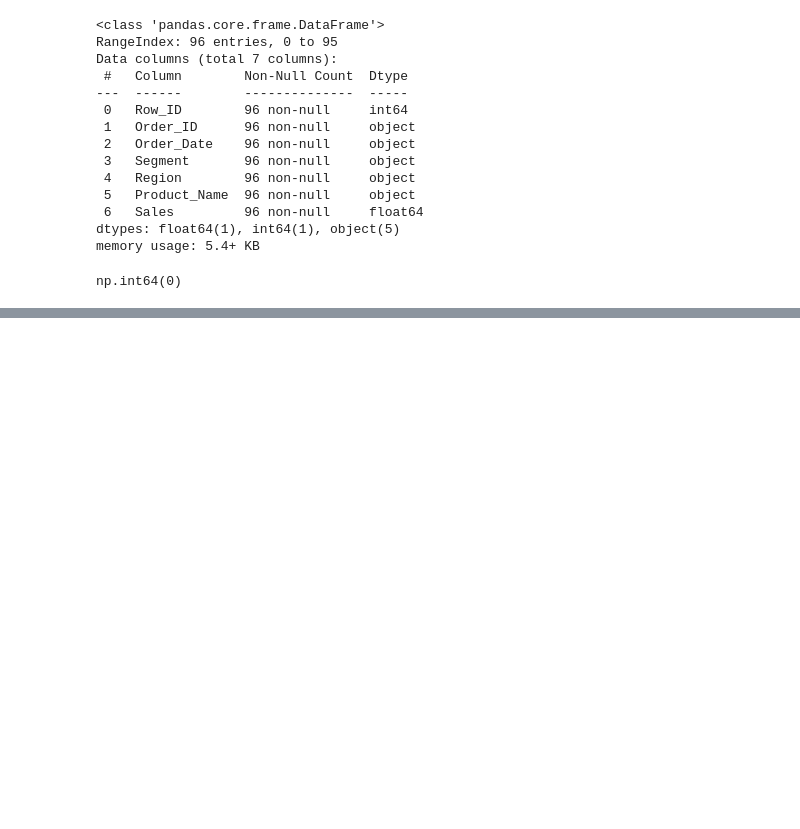
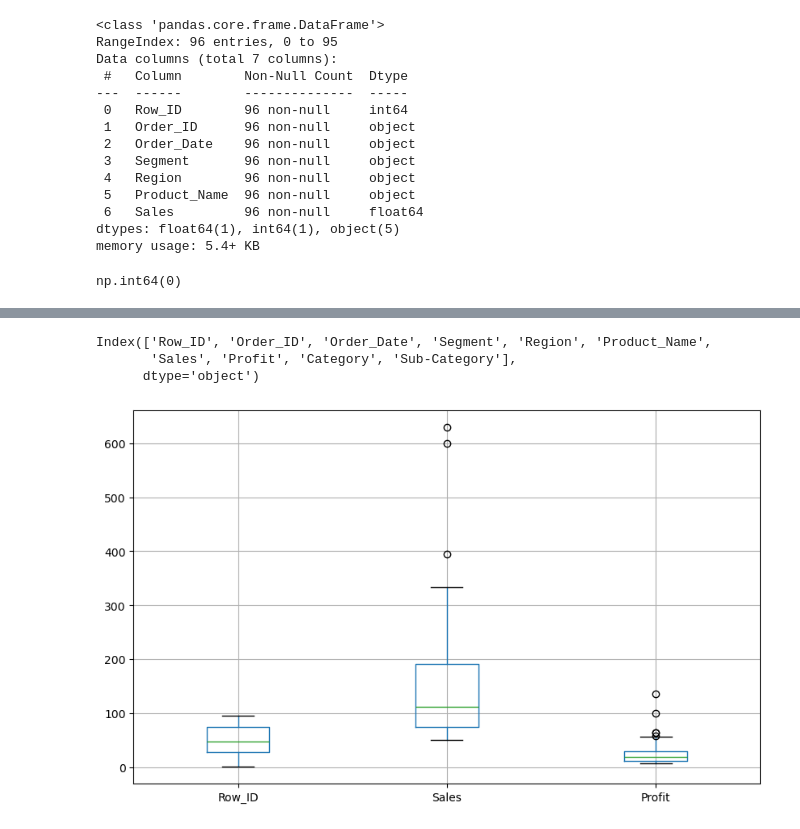
Before and after one commit to Ayush080-bct/Superstore-data-pipeline, a Jupyter notebook: notebook/Eda2.ipynb, the cells around one changed output, grey strips where cells are left out. Drawn from its saved outputs; the diff is of its cells as text; code cells hidden in the pictures; blank space fills up the shorter version.

```diff
--- a/notebook/Eda2.ipynb
+++ b/notebook/Eda2.ipynb
@@ -65,0 +81,2 @@ np.int64(0)
+# %%
+df=extract_data("../data/processed/ebay_cleaned.csv")
@@ -65,0 +97,11 @@ np.int64(0)
+# %%
+df.columns
+# %% [output]
+Index(['Row_ID', 'Order_ID', 'Order_Date', 'Segment', 'Region', 'Product_Name',
+       'Sales', 'Profit', 'Category', 'Sub-Category'],
+      dtype='object')
+# %%
+df.boxplot(figsize=(10,6))
+plt.show()
+# %% [output]
+[figure, added]
```
Also changed, not shown: parts of 33 cells of this notebook, 3 other files.
